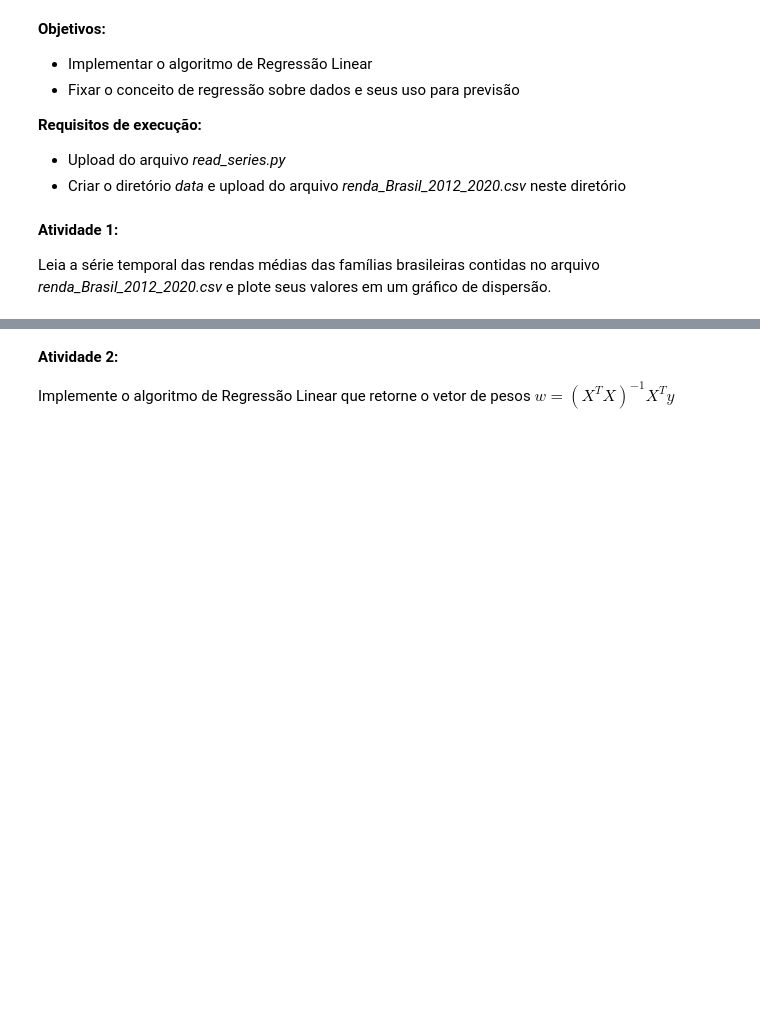
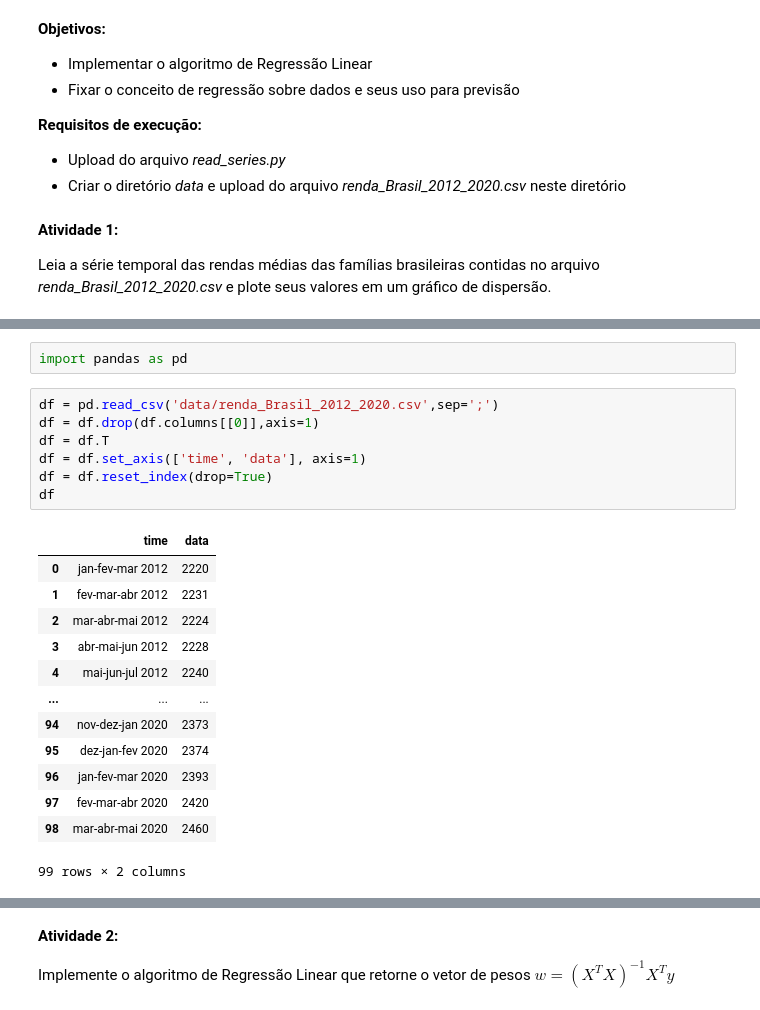
Before and after one commit to IngridDayaneFerreira/Regressao_Linear, a Jupyter notebook: Prática1_RendaMensal.ipynb, the cells around one changed output, grey strips where cells are left out. Saved outputs shown, nothing was run; the diff lists cells and outputs as text; blank space fills up the shorter version.

```diff
--- a/Prática1_RendaMensal.ipynb
+++ b/Prática1_RendaMensal.ipynb
@@ -53,0 +53,23 @@ ModuleNotFoundError: No module named 'xlrd'
+# %%
+import pandas as pd
+# %%
+df = pd.read_csv('data/renda_Brasil_2012_2020.csv',sep=';')
+df = df.drop(df.columns[[0]],axis=1)
+df = df.T
+df = df.set_axis(['time', 'data'], axis=1)
+df = df.reset_index(drop=True)
+df
+# %% [output]
+|  | time | data |
+| 0 | jan-fev-mar 2012 | 2220 |
+| 1 | fev-mar-abr 2012 | 2231 |
+| 2 | mar-abr-mai 2012 | 2224 |
+| 3 | abr-mai-jun 2012 | 2228 |
+| 4 | mai-jun-jul 2012 | 2240 |
+| ... | ... | ... |
+| 94 | nov-dez-jan 2020 | 2373 |
+| 95 | dez-jan-fev 2020 | 2374 |
+| 96 | jan-fev-mar 2020 | 2393 |
+| 97 | fev-mar-abr 2020 | 2420 |
+| 98 | mar-abr-mai 2020 | 2460 |
+99 rows × 2 columns
```
Also changed, not shown: parts of 6 cells of this notebook.
